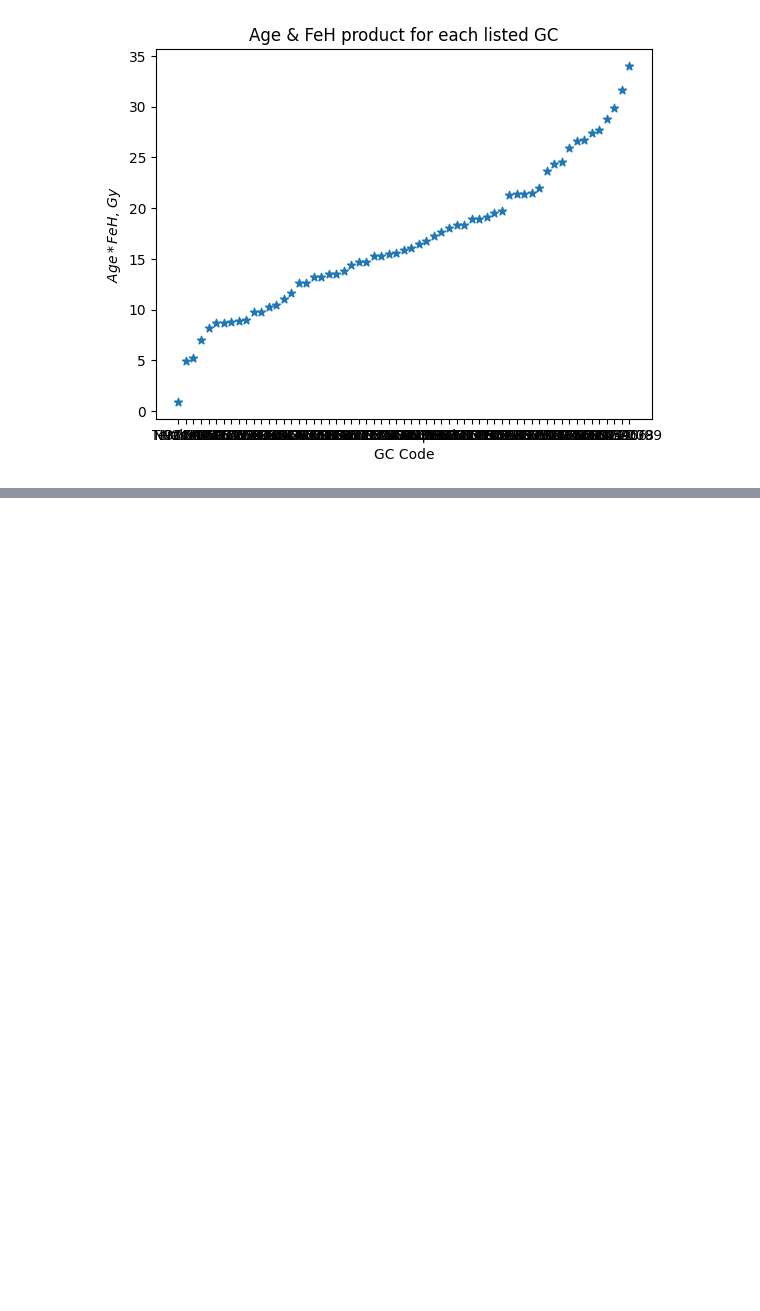
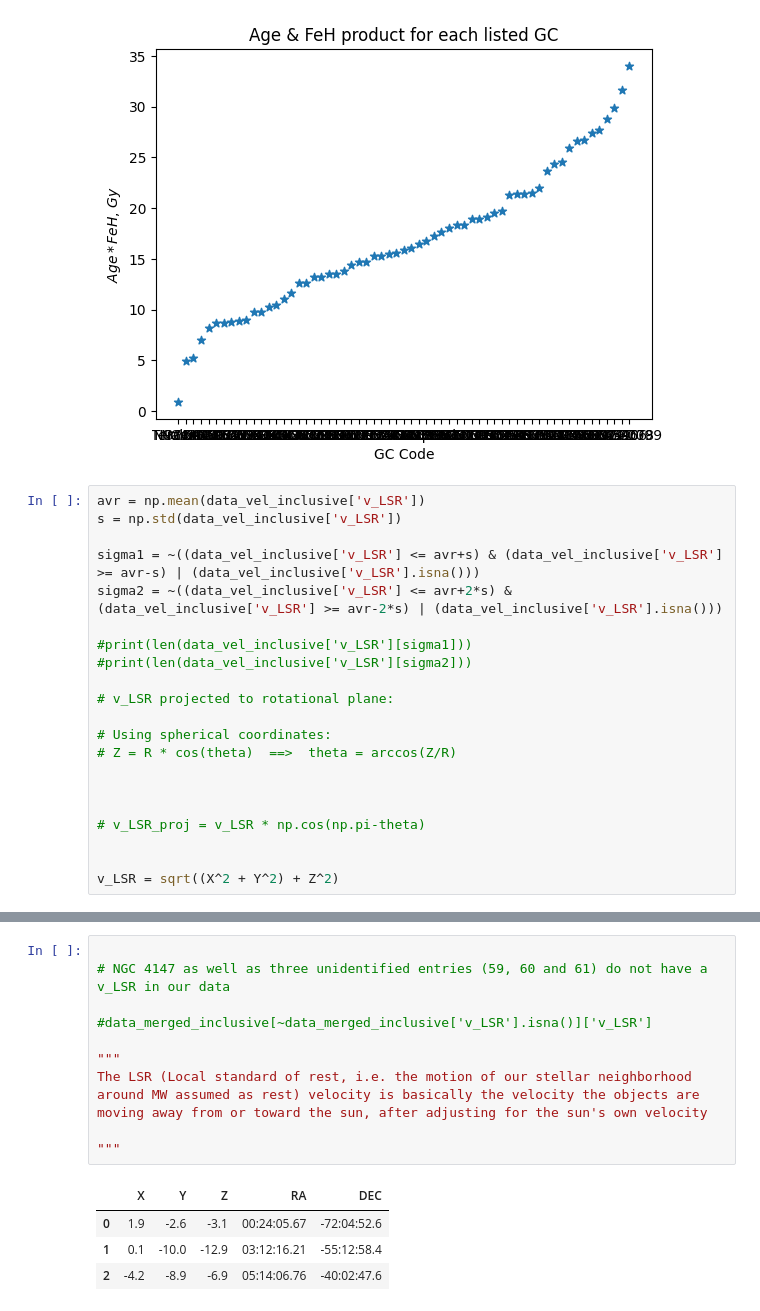
Before and after one commit to SS-UNSW/PHYS3116-Ethan-Slava, a Jupyter notebook: option1.ipynb, the cells around one changed output, grey strips where cells are left out. Saved outputs shown, nothing was run; the diff lists cells and outputs as text; blank space fills up the shorter version.

```diff
--- a/option1.ipynb
+++ b/option1.ipynb
@@ -378,3 +407,24 @@ Krause21_Rev03a
 [61 rows x 2 columns]
 Text(0, 0.5, '$Age*FeH$, $Gy$')
 [figure]
+# %%
+avr = np.mean(data_vel_inclusive['v_LSR'])
+s = np.std(data_vel_inclusive['v_LSR'])
+
+sigma1 = ~((data_vel_inclusive['v_LSR'] <= avr+s) & (data_vel_inclusive['v_LSR'] >= avr-s) | (data_vel_inclusive['v_LSR'].isna()))
+sigma2 = ~((data_vel_inclusive['v_LSR'] <= avr+2*s) & (data_vel_inclusive['v_LSR'] >= avr-2*s) | (data_vel_inclusive['v_LSR'].isna()))
+
+#print(len(data_vel_inclusive['v_LSR'][sigma1]))
+#print(len(data_vel_inclusive['v_LSR'][sigma2]))
+
+# v_LSR projected to rotational plane:
+
+# Using spherical coordinates:
+# Z = R * cos(theta)  ==>  theta = arccos(Z/R)
+
+
+
+# v_LSR_proj = v_LSR * np.cos(np.pi-theta)
+
+
+v_LSR = sqrt((X^2 + Y^2) + Z^2)
@@ -380,0 +565,16 @@ Text(0, 0.5, '$Age*FeH$, $Gy$')
+# %%
+
+# NGC 4147 as well as three unidentified entries (59, 60 and 61) do not have a v_LSR in our data
+
+#data_merged_inclusive[~data_merged_inclusive['v_LSR'].isna()]['v_LSR']
+
+"""
+The LSR (Local standard of rest, i.e. the motion of our stellar neighborhood around MW assumed as rest) velocity is basically the velocity the objects are
+moving away from or toward the sun, after adjusting for the sun's own velocity
+
+"""
+# %% [output]
+|  | X | Y | Z | RA | DEC |
+| 0 | 1.9 | -2.6 | -3.1 | 00:24:05.67 | -72:04:52.6 |
+| 1 | 0.1 | -10.0 | -12.9 | 03:12:16.21 | -55:12:58.4 |
+| 2 | -4.2 | -8.9 | -6.9 | 05:14:06.76 | -40:02:47.6 |
```
Also changed, not shown: parts of 7 cells of this notebook, 1 other file.
